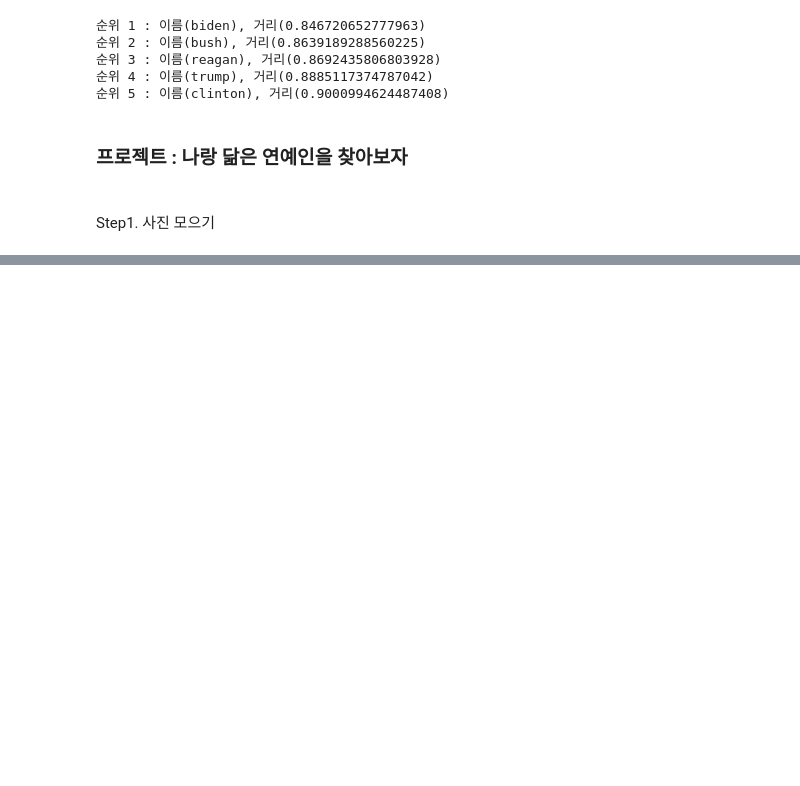
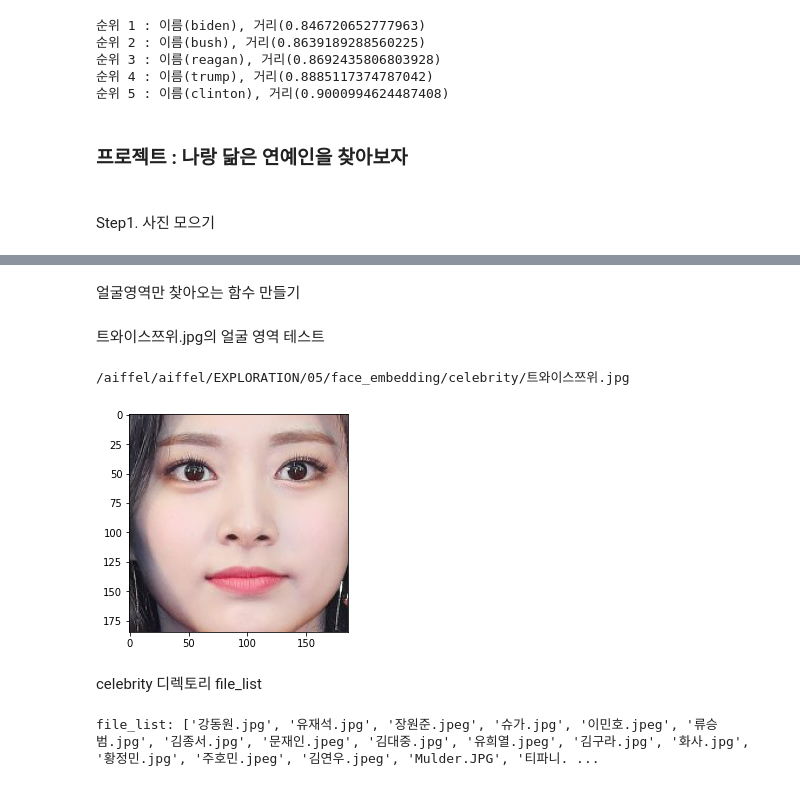
Before and after one commit to SonAhhyun/EXPLORATION, a Jupyter notebook: face_embedding.ipynb, the cells around one changed output, grey strips where cells are left out. Saved outputs shown, nothing was run; the diff lists cells and outputs as text; code cells hidden in the pictures; blank space fills up the shorter version.

```diff
--- a/face_embedding.ipynb
+++ b/face_embedding.ipynb
@@ -240,0 +284,16 @@ Step1. 사진 모으기
+# %%
+import face_recognition
+import os
+%matplotlib inline
+import matplotlib.pyplot as plt
+
+image_path = os.getenv('HOME')+'/aiffel/EXPLORATION/05/face_embedding/celebrity/obama.jpg'
+image = face_recognition.load_image_file(image_path)
+face_locations = face_recognition.face_locations(image)
+
+print(face_locations)  # 이미지에서 얼굴 영역의 좌표를 출력합니다.
+
+a, b, c, d = face_locations[0]
+cropped_face = image[a:c,d:b,:]
+
+plt.imshow(cropped_face)   # 이미지에서 얼굴영역만 잘라낸 cropped_face를 그려 봅니다.
@@ -240,0 +304,35 @@ Step1. 사진 모으기
+# %% [markdown]
+얼굴영역만 찾아오는 함수 만들기
+# %%
+import face_recognition
+import os
+
+def get_cropped_face(image_file):
+    image = face_recognition.load_image_file(image_file)
+    face_locations = face_recognition.face_locations(image)
+    a, b, c, d = face_locations[0]
+    cropped_face = image[a:c,d:b,:]
+
+    return cropped_face
+# %% [markdown]
+트와이스쯔위.jpg의 얼굴 영역 테스트
+# %%
+image_path = os.getenv('HOME')+'/aiffel/EXPLORATION/05/face_embedding/celebrity/트와이스쯔위.jpg'
+
+cropped_face = get_cropped_face(image_path)
+plt.imshow(cropped_face)
+print(image_path)
+# %% [output]
+/aiffel/aiffel/EXPLORATION/05/face_embedding/celebrity/트와이스쯔위.jpg
+[figure, added]
+# %% [markdown]
+celebrity 디렉토리 file_list
+# %%
+import os
+
+dir_path = os.getenv('HOME')+'/aiffel/EXPLORATION/05/face_embedding/celebrity'
+file_list = os.listdir(dir_path)
+
+print ("file_list: {}".format(file_list))
+# %% [output]
+file_list: ['강동원.jpg', '유재석.jpg', '장원준.jpeg', '슈가.jpg', '이민호.jpeg', '류승범.jpg', '김종서.jpg', '문재인.jpeg', '김대중.jpg', '유희열.jpeg', '김구라.jpg', '화사.jpg', '황정민.jpg', '주호민.jpeg', '김연우.jpeg', 'Mulder.JPG', '티파니. ...
```
Also changed, not shown: parts of 33 cells of this notebook, 1 other file.
